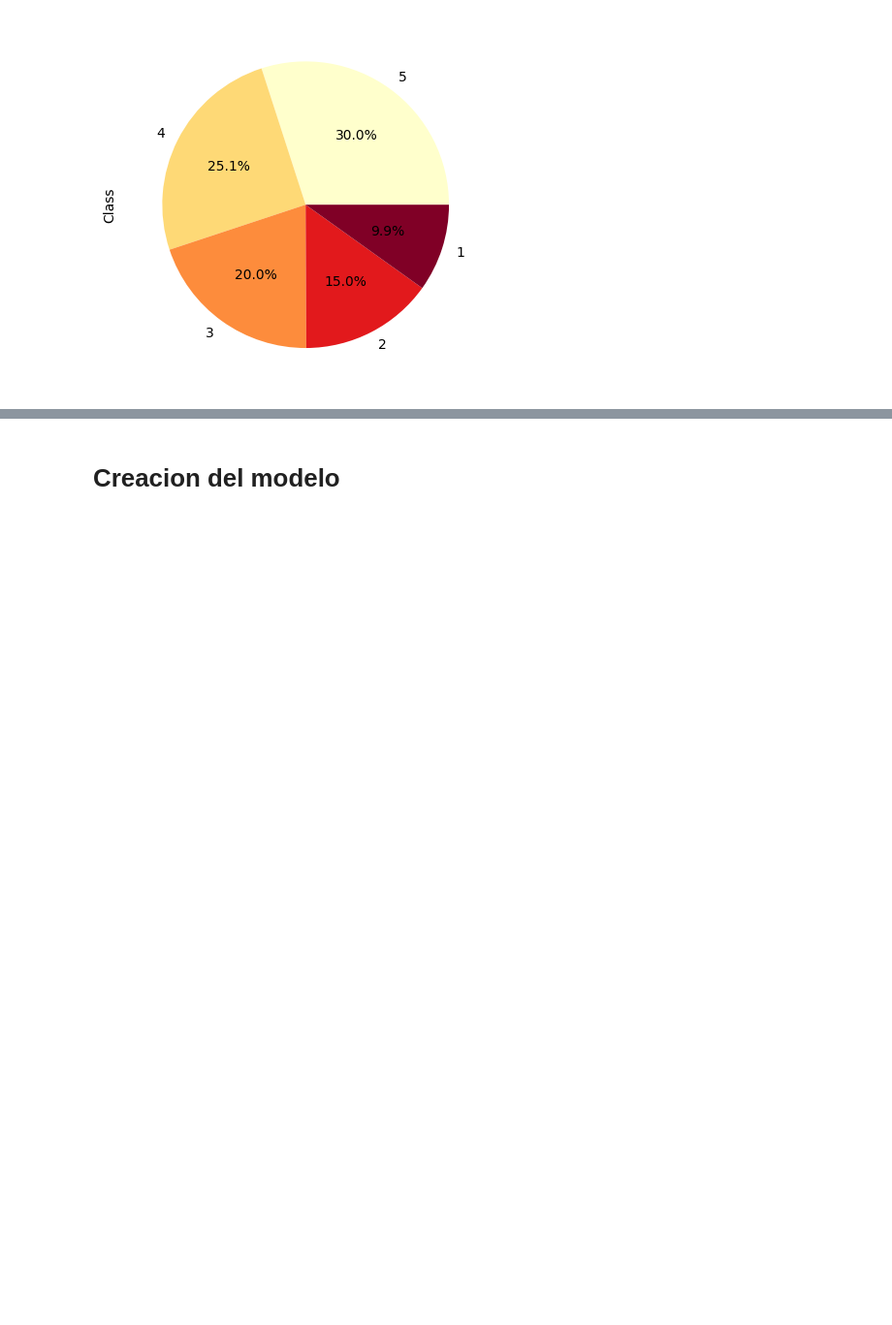
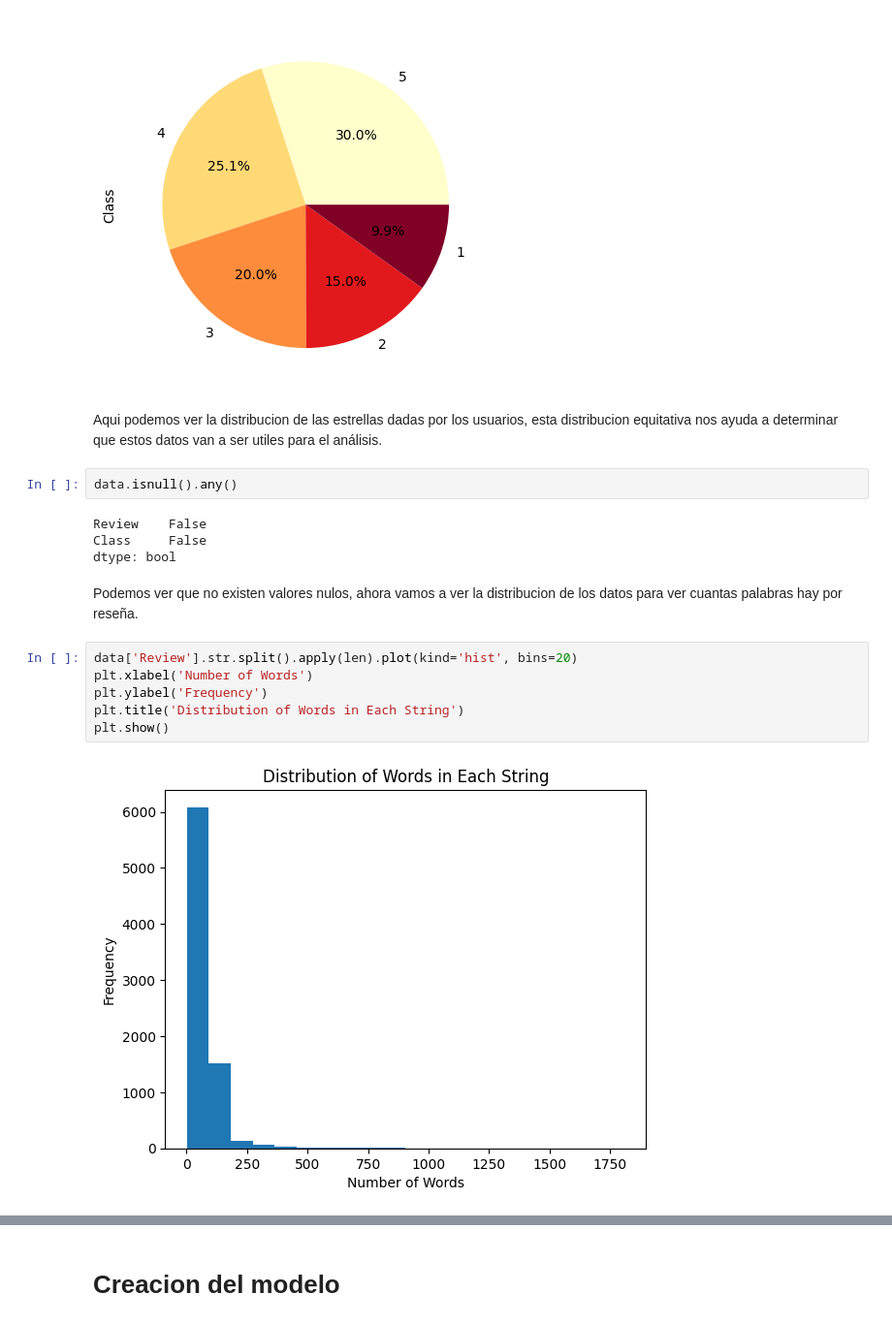
Before and after one commit to MichiMoments/BI_proy1_etapa1, a Jupyter notebook: proyecto.ipynb, the cells around one changed output, grey strips where cells are left out. Shown: that part at 97% size. Drawn from its saved outputs; the diff is of its cells as text; blank space fills up the shorter version.

```diff
--- a/proyecto.ipynb
+++ b/proyecto.ipynb
@@ -34,3 +61,21 @@ data["Class"].value_counts().plot(kind='pie', colormap="YlOrRd", autopct='%1.1f%
 # %% [output]
 <AxesSubplot: ylabel='Class'>
 [figure]
+# %% [markdown]
+Aqui podemos ver la distribucion de las estrellas dadas por los usuarios, esta distribucion equitativa nos ayuda a determinar que estos datos van a ser utiles para el análisis.
+# %%
+data.isnull().any()
+# %% [output]
+Review    False
+Class     False
+dtype: bool
+# %% [markdown]
+Podemos ver que no existen valores nulos, ahora vamos a ver la distribucion de los datos para ver cuantas palabras hay por reseña.
+# %%
+data['Review'].str.split().apply(len).plot(kind='hist', bins=20)
+plt.xlabel('Number of Words')
+plt.ylabel('Frequency')
+plt.title('Distribution of Words in Each String')
+plt.show()
+# %% [output]
+[figure, added]
```
Also changed, not shown: parts of 27 cells of this notebook, 2 other files.
